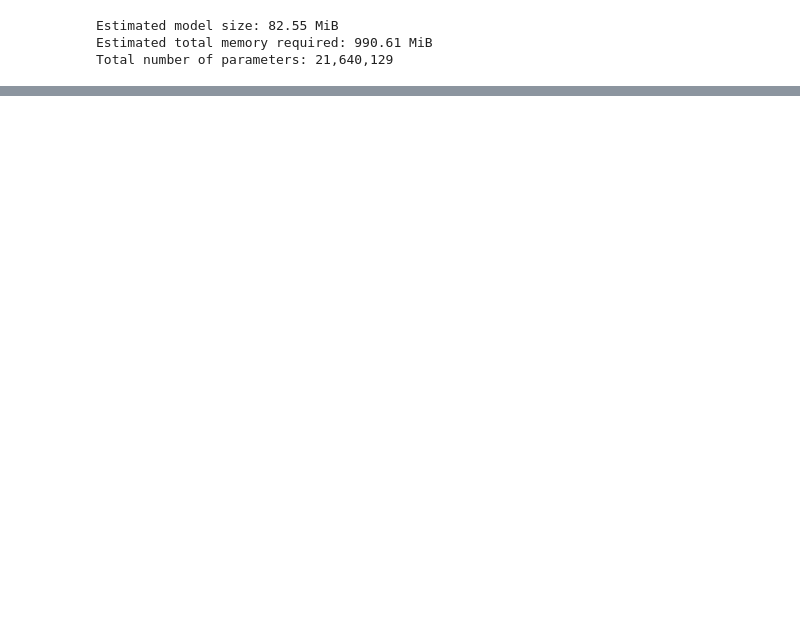
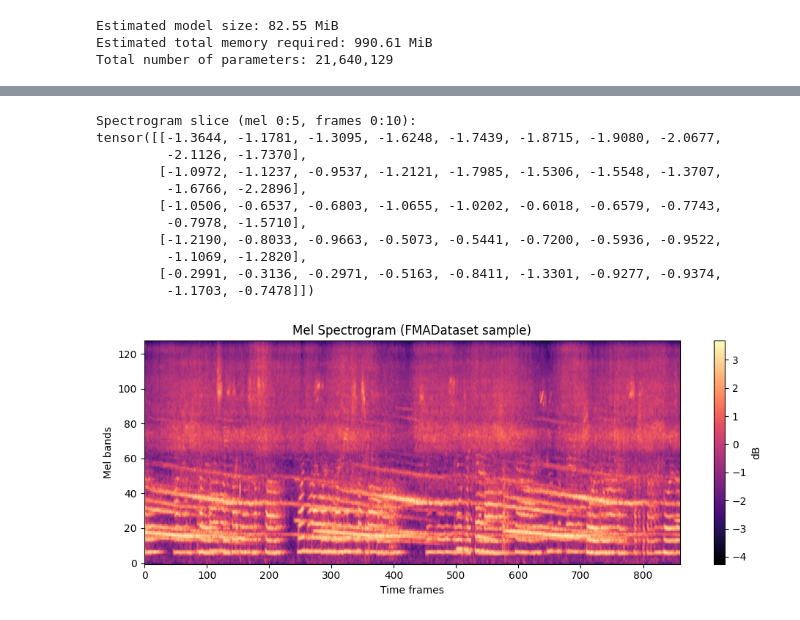
Before and after one commit to adinsegall/A-Simple-Synth, a Jupyter notebook: DL4AM_Coursework_Segall.ipynb, the cells around one changed output, grey strips where cells are left out. Drawn from its saved outputs; the diff is of its cells as text; code cells hidden in the pictures; blank space fills up the shorter version.

```diff
--- a/DL4AM_Coursework_Segall.ipynb
+++ b/DL4AM_Coursework_Segall.ipynb
@@ -1805,0 +1722,38 @@ KeyboardInterrupt:
+# %%
+import matplotlib.pyplot as plt
+
+# Get a sample from the FMADataset
+sample = fma_dataset[0]
+
+# Extract the spectrogram tensor
+spec = sample['spectrogram']  # Shape: (1, 128, 860)
+
+# Remove channel dimension for plotting and printing
+spec_2d = spec.squeeze(0)  # Shape: (128, 860)
+
+# Print a small portion (top 5 mel bands, first 10 frames)
+print("Spectrogram slice (mel 0:5, frames 0:10):")
+print(spec_2d[0:5, 0:10])
+
+# Plot the full spectrogram for visual upload
+plt.figure(figsize=(10, 4))
+plt.imshow(spec_2d.numpy(), aspect='auto', origin='lower', cmap='magma')
+plt.title("Mel Spectrogram (FMADataset sample)")
+plt.xlabel("Time frames")
+plt.ylabel("Mel bands")
+plt.colorbar(label='dB')
+plt.tight_layout()
+plt.show()
+# %% [output]
+Spectrogram slice (mel 0:5, frames 0:10):
+tensor([[-1.3644, -1.1781, -1.3095, -1.6248, -1.7439, -1.8715, -1.9080, -2.0677,
+         -2.1126, -1.7370],
+        [-1.0972, -1.1237, -0.9537, -1.2121, -1.7985, -1.5306, -1.5548, -1.3707,
+         -1.6766, -2.2896],
+        [-1.0506, -0.6537, -0.6803, -1.0655, -1.0202, -0.6018, -0.6579, -0.7743,
+         -0.7978, -1.5710],
+        [-1.2190, -0.8033, -0.9663, -0.5073, -0.5441, -0.7200, -0.5936, -0.9522,
+         -1.1069, -1.2820],
+        [-0.2991, -0.3136, -0.2971, -0.5163, -0.8411, -1.3301, -0.9277, -0.9374,
+         -1.1703, -0.7478]])
+[figure, added]
```
Also changed, not shown: parts of 7 cells of this notebook.
